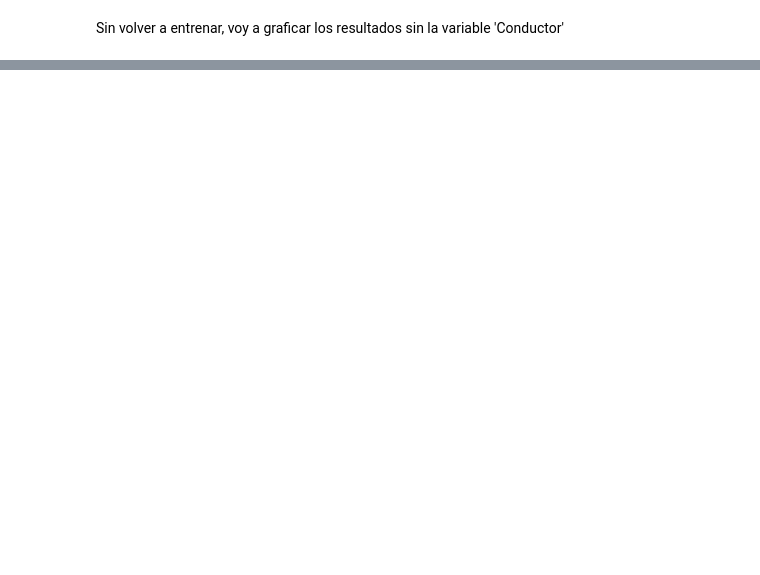
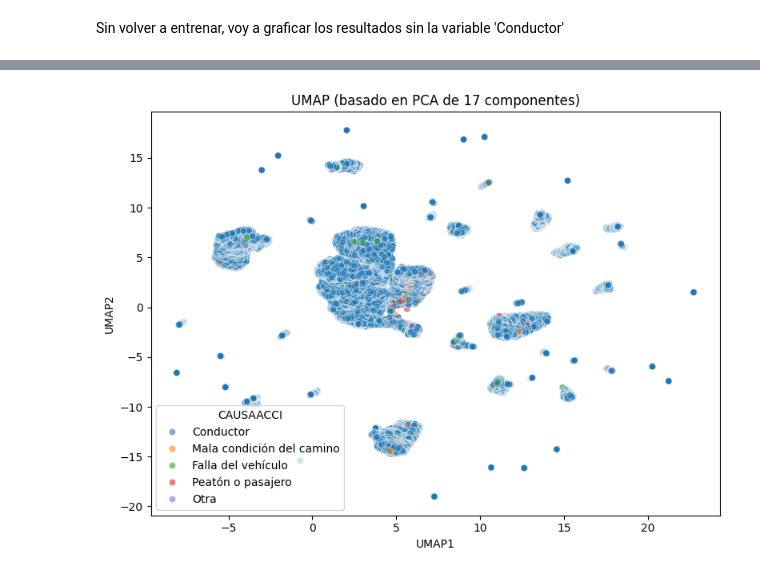
Before and after one commit to Mario-ACL/proyecto_ing_datos, a Jupyter notebook: notebooks/1.02-EDA-relations-1.ipynb, the cells around one changed output, grey strips where cells are left out. Cells and saved outputs as stored; diff of their text form; code cells hidden in the pictures; blank space fills up the shorter version.

```diff
--- a/notebooks/1.02-EDA-relations-1.ipynb
+++ b/notebooks/1.02-EDA-relations-1.ipynb
@@ -655,0 +675,36 @@ plt.show()
+# %%
+import umap
+
+# Suponiendo que ya tienes tus datos escalados en X_pca17
+# y que inegi_df tiene la columna CAUSAACCI
+
+umap_model = umap.UMAP(
+    n_neighbors=30,
+    min_dist=0.1,
+    n_components=2,
+    metric='euclidean',
+    random_state=42
+)
+
+X_umap = umap_model.fit_transform(X_pca17)
+
+umap_df = pd.DataFrame(
+    X_umap,
+    columns=['UMAP1', 'UMAP2'],
+    index=inegi_df.index
+)
+
+plt.figure(figsize=(8,6))
+sns.scatterplot(
+    data=umap_df.join(inegi_df['CAUSAACCI']),
+    x='UMAP1',
+    y='UMAP2',
+    hue='CAUSAACCI',
+    alpha=0.6,
+    s=35
+)
+plt.title("UMAP (basado en PCA de 17 componentes)")
+plt.tight_layout()
+plt.show()
+# %% [output]
+[figure, added]
```
Also changed, not shown: parts of 3 cells of this notebook.
